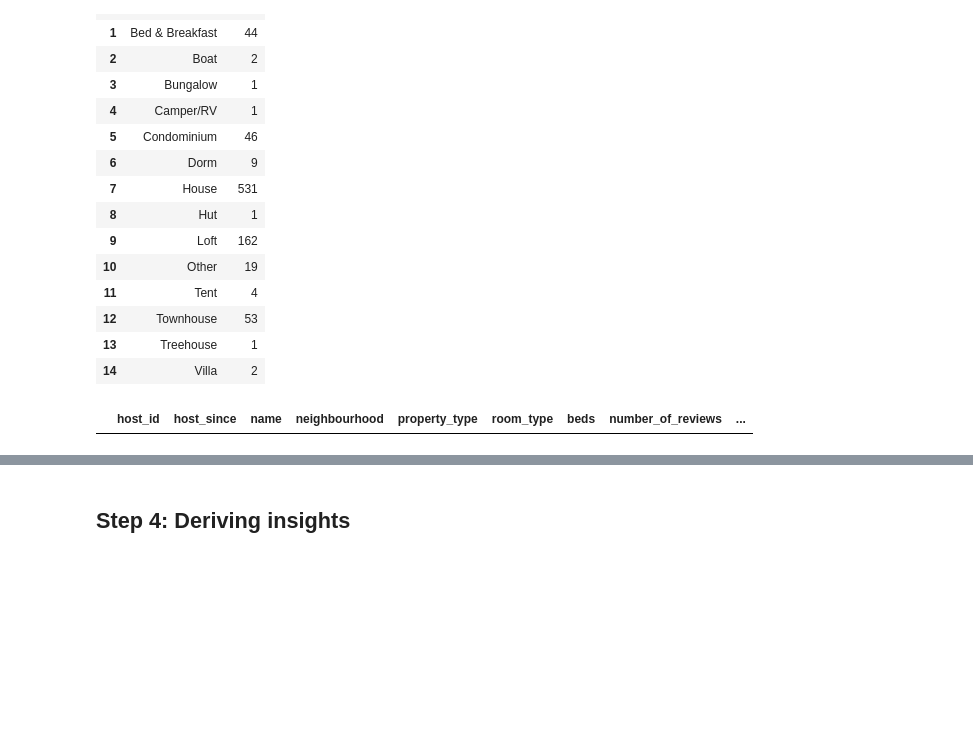
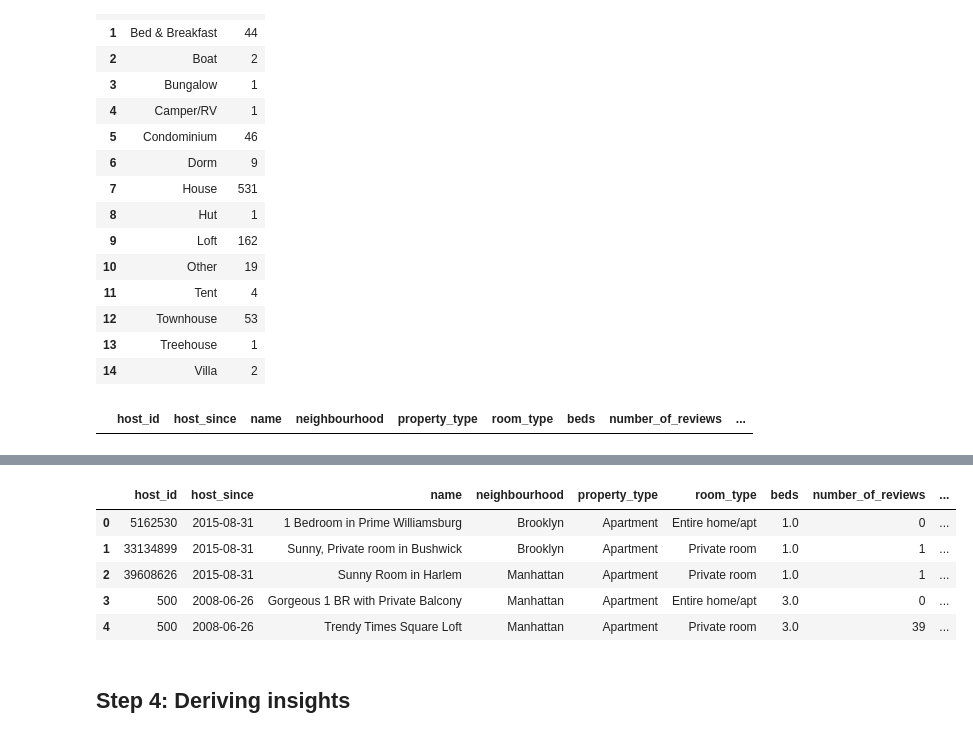
Before and after one commit to normanmunge/airbnb-listing-newyork-eda, a Jupyter notebook: airbnb_listing_newyork.ipynb, the cells around one changed output, grey strips where cells are left out. Cells and saved outputs as stored; diff of their text form; code cells hidden in the pictures; blank space fills up the shorter version.

```diff
--- a/airbnb_listing_newyork.ipynb
+++ b/airbnb_listing_newyork.ipynb
@@ -202,0 +205,3 @@ df.describe()
+# %%
+# changing host_since dtype so that we can use it for correlation step
+df['host_since'] = pd.to_datetime(df['host_since'])
@@ -202,0 +212,4 @@ df.describe()
+# %%
+# checking for max and min date
+max_date = df.iloc[-1]
+max_date.host_since
@@ -202,0 +218,4 @@ df.describe()
+# %%
+# getting the duration of the listings
+date_difference =df.host_since.apply( lambda x:  max_date.host_since - x)
+date_difference.reset_index()
@@ -203,2 +236,14 @@ df.describe()
+# %%
+# create a new column to hold the date_difference values
+df['date_difference'] = date_difference
+# %%
+df.head()
+# %% [output]
+|  | host_id | host_since | name | neighbourhood | property_type | room_type | beds | number_of_reviews | ... |
+| 0 | 5162530 | 2015-08-31 | 1 Bedroom in Prime Williamsburg | Brooklyn | Apartment | Entire home/apt | 1.0 | 0 | ... |
+| 1 | 33134899 | 2015-08-31 | Sunny, Private room in Bushwick | Brooklyn | Apartment | Private room | 1.0 | 1 | ... |
+| 2 | 39608626 | 2015-08-31 | Sunny Room in Harlem | Manhattan | Apartment | Private room | 1.0 | 1 | ... |
+| 3 | 500 | 2008-06-26 | Gorgeous 1 BR with Private Balcony | Manhattan | Apartment | Entire home/apt | 3.0 | 0 | ... |
+| 4 | 500 | 2008-06-26 | Trendy Times Square Loft | Manhattan | Apartment | Private room | 3.0 | 39 | ... |
 # %% [markdown]
 ## Step 4: Deriving insights
```
Also changed, not shown: parts of 18 cells of this notebook.
